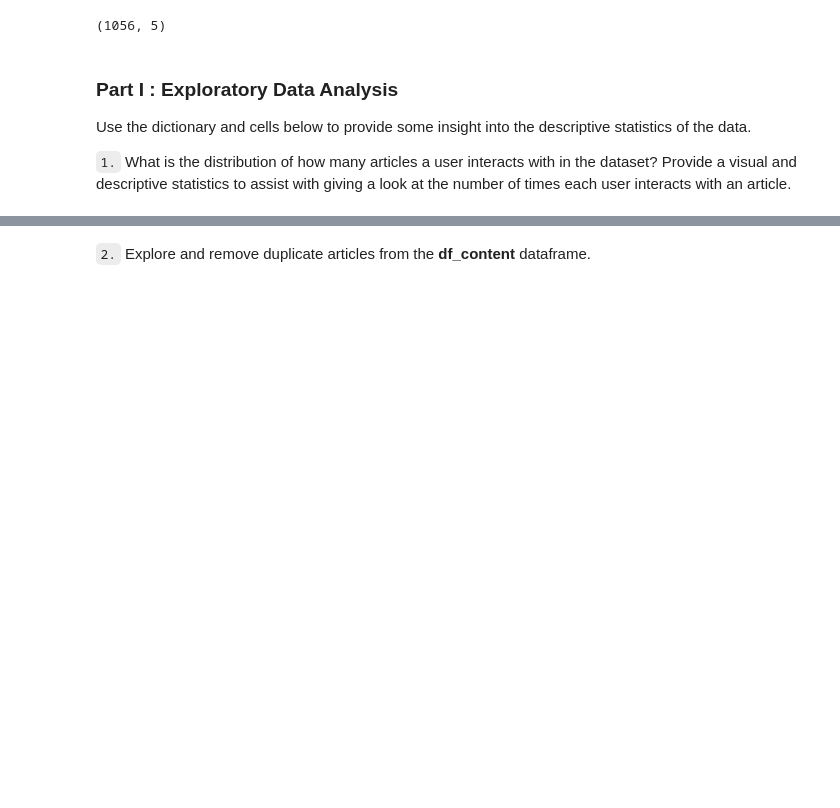
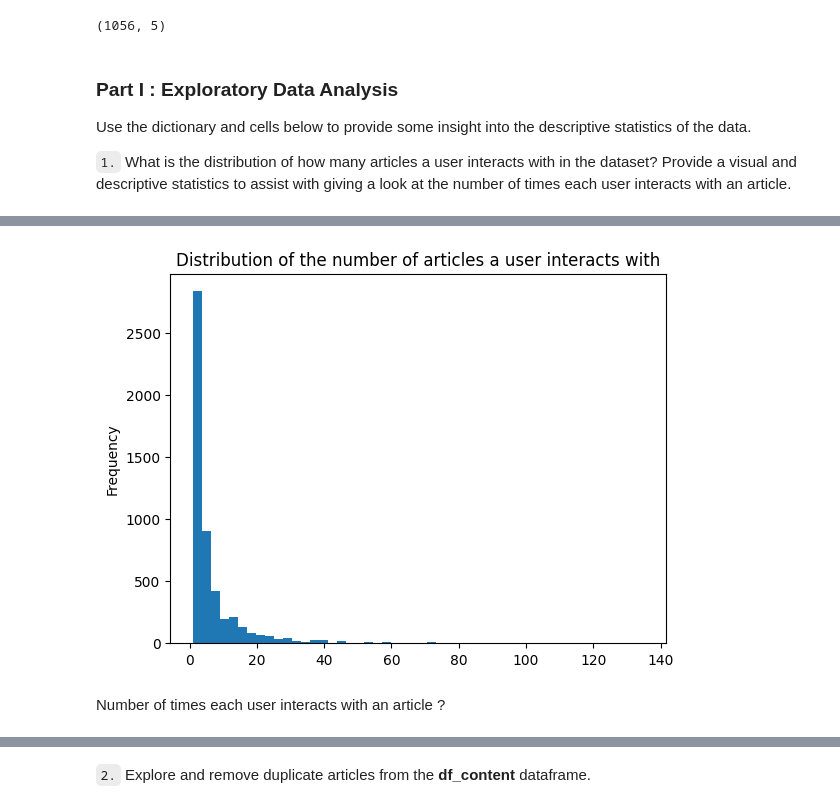
Before and after one commit to LaurentVeyssier/Recommendations_engines_IBM_Watson_studio, a Jupyter notebook: Recommendations_with_IBM.ipynb, the cells around one changed output, grey strips where cells are left out. Drawn from its saved outputs; the diff is of its cells as text; code cells hidden in the pictures; blank space fills up the shorter version.

```diff
--- a/Recommendations_with_IBM.ipynb
+++ b/Recommendations_with_IBM.ipynb
@@ -68,0 +100,8 @@ Use the dictionary and cells below to provide some insight into the descriptive
+# %%
+# Distribution of the number of articles a user interacts with
+df.groupby('email').article_id.nunique().plot(kind='hist', bins=50)
+plt.title("Distribution of the number of articles a user interacts with");
+# %% [output]
+[figure, added]
+# %% [markdown]
+Number of times each user interacts with an article ?
```
Also changed, not shown: parts of 104 cells of this notebook.
